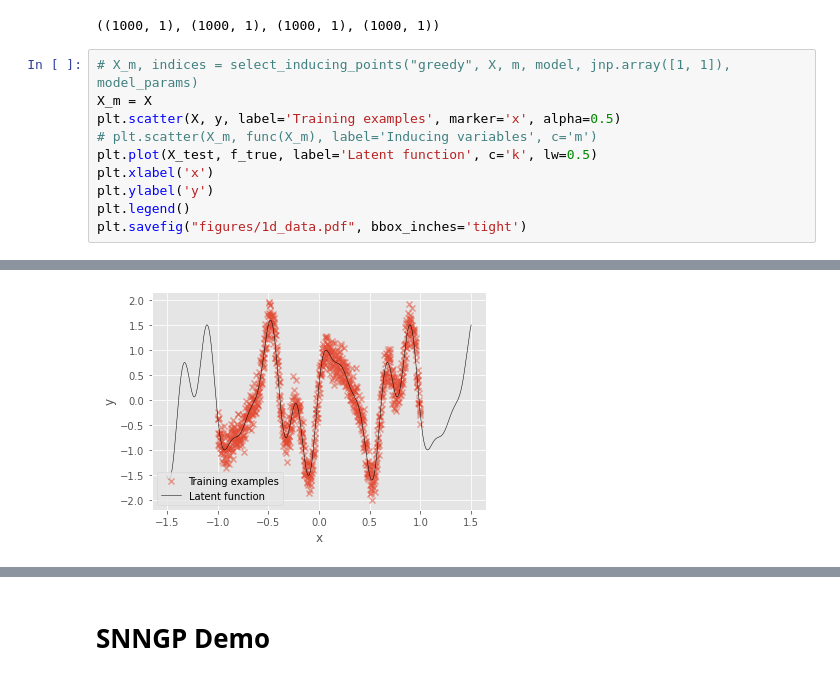
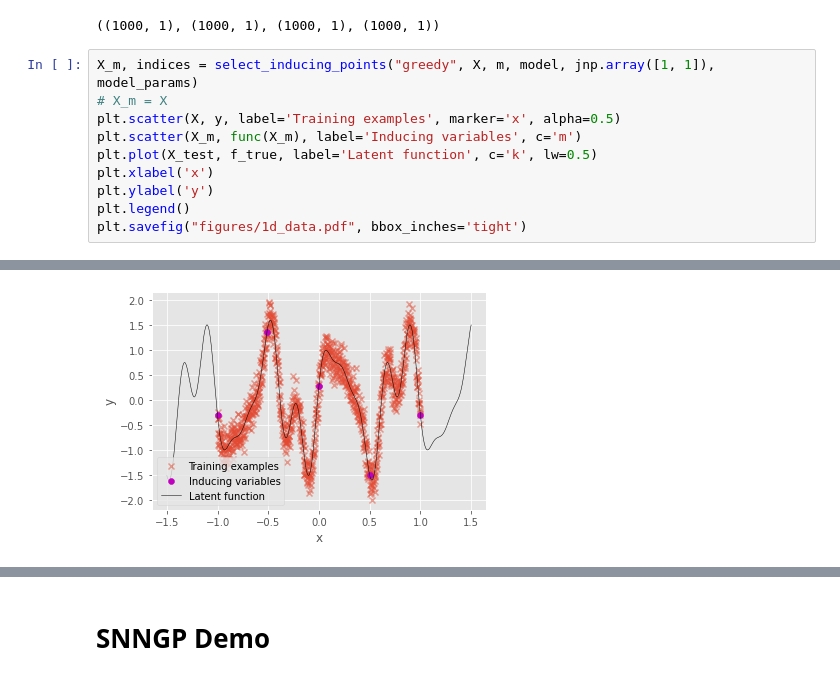
Before and after one commit to NiuJ1ao/Data-Augmentation-in-Infinitely-Wide-Neural-Networks, a Jupyter notebook: snngp_1d.ipynb, the cells around one changed output, grey strips where cells are left out. Cells and saved outputs as stored; diff of their text form.

```diff
--- a/snngp_1d.ipynb
+++ b/snngp_1d.ipynb
@@ -64,10 +64,10 @@ X.shape, y.shape, X_test.shape, f_true.shape
 # %% [output]
 ((1000, 1), (1000, 1), (1000, 1), (1000, 1))
 # %%
-# X_m, indices = select_inducing_points("greedy", X, m, model, jnp.array([1, 1]), model_params)
-X_m = X
+X_m, indices = select_inducing_points("greedy", X, m, model, jnp.array([1, 1]), model_params)
+# X_m = X
 plt.scatter(X, y, label='Training examples', marker='x', alpha=0.5)
-# plt.scatter(X_m, func(X_m), label='Inducing variables', c='m')
+plt.scatter(X_m, func(X_m), label='Inducing variables', c='m')
 plt.plot(X_test, f_true, label='Latent function', c='k', lw=0.5)
 plt.xlabel('x')
 plt.ylabel('y')
@@ -77,2 +78,2 @@ plt.savefig("figures/1d_data.pdf", bbox_inches='tight')
-[figure, old version]
+[figure, new version]
 # %%
```
Also changed, not shown: parts of 8 cells of this notebook, 59 other files.
